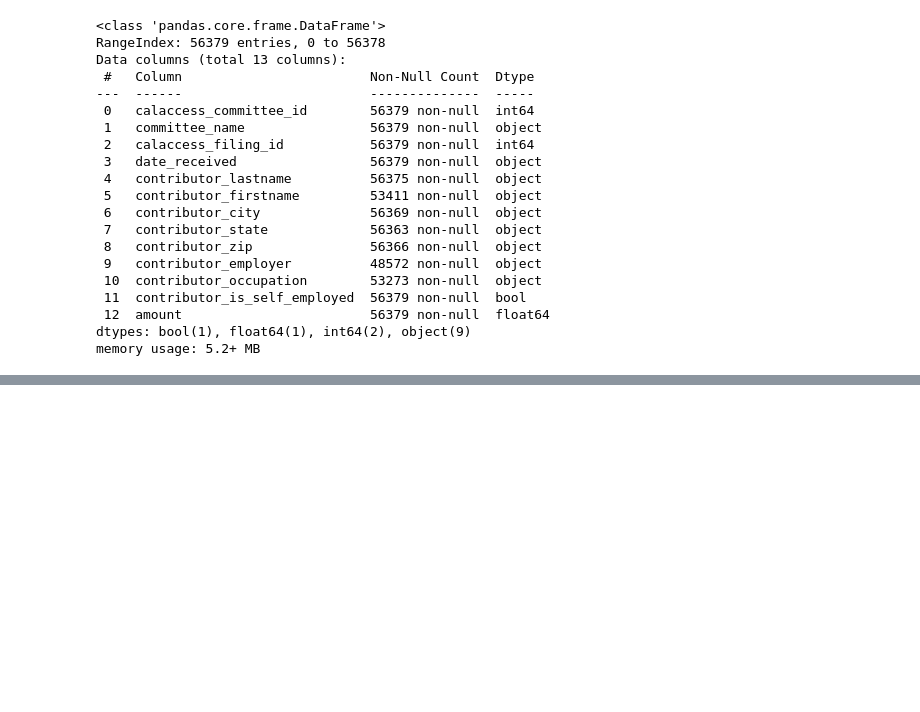
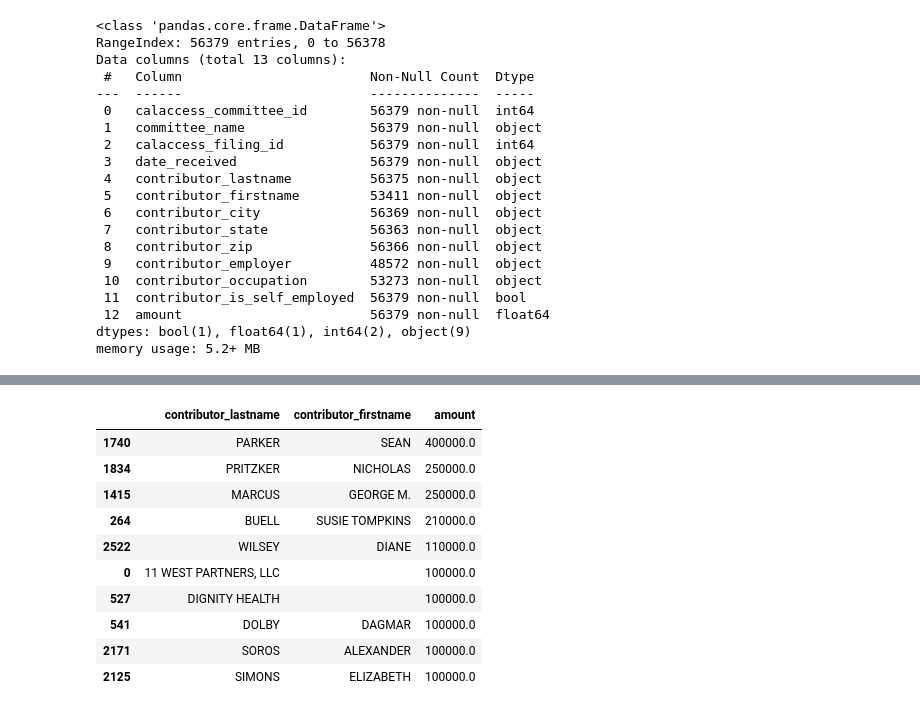
Before and after one commit to camillemmcmanus/first-python-notebook, a Jupyter notebook: first-python-notebook.ipynb, the cells around one changed output, grey strips where cells are left out. Saved outputs shown, nothing was run; the diff lists cells and outputs as text; code cells hidden in the pictures; blank space fills up the shorter version.

```diff
--- a/first-python-notebook.ipynb
+++ b/first-python-notebook.ipynb
@@ -250,0 +262,18 @@ merged.groupby(["contributor_firstname", "contributor_lastname"]).amount.sum().r
+# %%
+top_supporters = support.fillna("").groupby(
+    ["contributor_lastname", "contributor_firstname"]
+).amount.sum().reset_index().sort_values("amount", ascending=False).head(10)
+# %%
+top_supporters
+# %% [output]
+|  | contributor_lastname | contributor_firstname | amount |
+| 1740 | PARKER | SEAN | 400000.0 |
+| 1834 | PRITZKER | NICHOLAS | 250000.0 |
+| 1415 | MARCUS | GEORGE M. | 250000.0 |
+| 264 | BUELL | SUSIE TOMPKINS | 210000.0 |
+| 2522 | WILSEY | DIANE | 110000.0 |
+| 0 | 11 WEST PARTNERS, LLC |  | 100000.0 |
+| 527 | DIGNITY HEALTH |  | 100000.0 |
+| 541 | DOLBY | DAGMAR | 100000.0 |
+| 2171 | SOROS | ALEXANDER | 100000.0 |
+| 2125 | SIMONS | ELIZABETH | 100000.0 |
```
Also changed, not shown: parts of 25 cells of this notebook, 1 other file.
